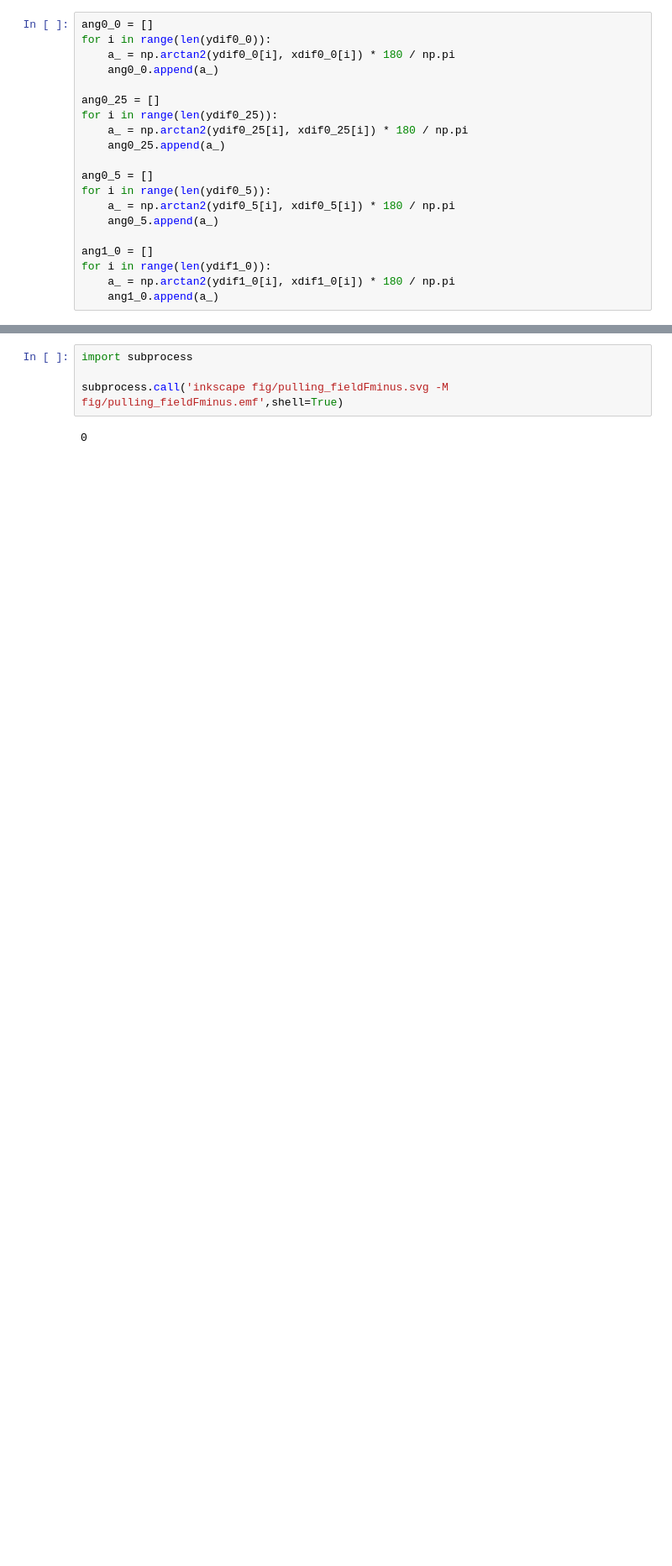
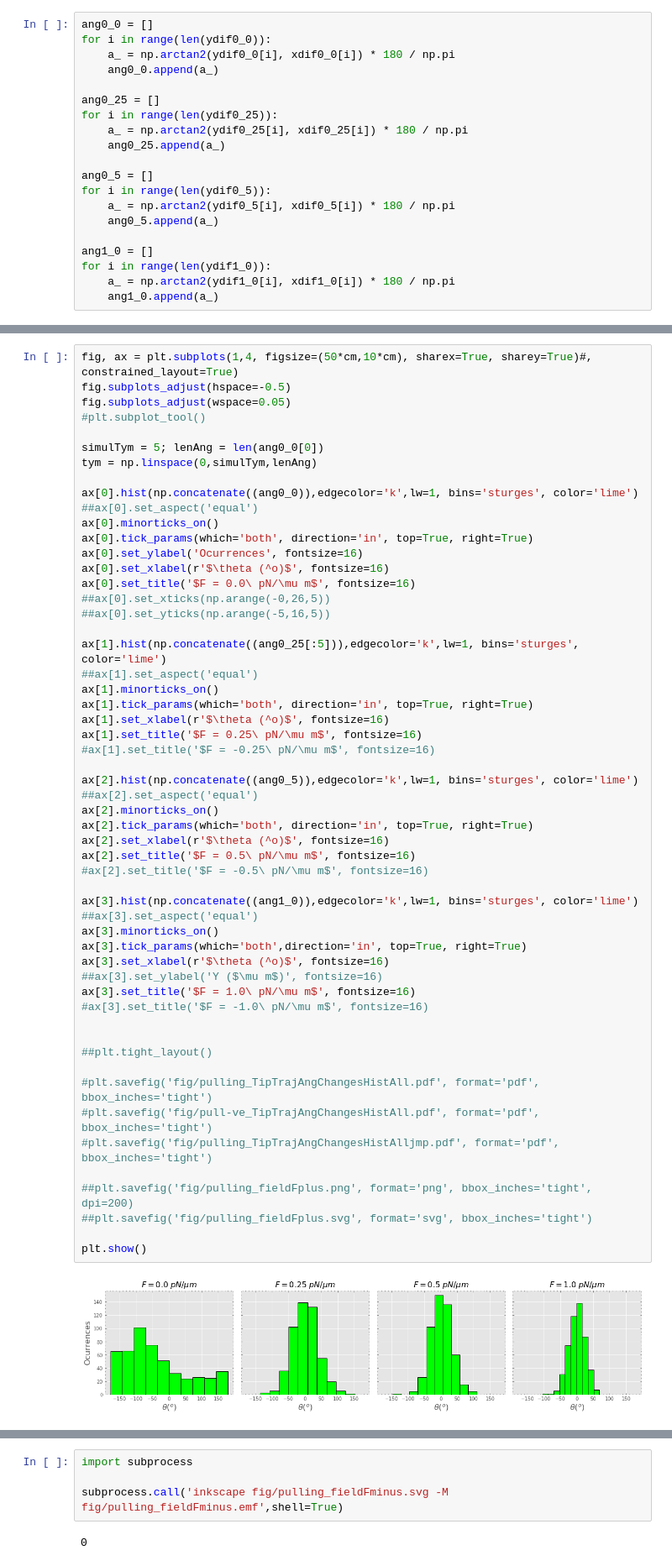
Before and after one commit to SamMachariaPhD/actomyosin2022, a Jupyter notebook: Analysis/Pull_Push/13-04-2022_ForceFieldTraj.ipynb, the cells around one changed output, grey strips where cells are left out. Shown: that part at 84% size. Saved outputs shown, nothing was run; the diff lists cells and outputs as text; blank space fills up the shorter version.

Commit message:
hist with jump

```diff
--- a/Analysis/Pull_Push/13-04-2022_ForceFieldTraj.ipynb
+++ b/Analysis/Pull_Push/13-04-2022_ForceFieldTraj.ipynb
@@ -262,3 +233,60 @@ plt.hist(trajAngles)
+# %%
+fig, ax = plt.subplots(1,4, figsize=(50*cm,10*cm), sharex=True, sharey=True)#, constrained_layout=True)
+fig.subplots_adjust(hspace=-0.5)
+fig.subplots_adjust(wspace=0.05)
+#plt.subplot_tool()
+
+simulTym = 5; lenAng = len(ang0_0[0])
+tym = np.linspace(0,simulTym,lenAng)
+
+ax[0].hist(np.concatenate((ang0_0)),edgecolor='k',lw=1, bins='sturges', color='lime')
+##ax[0].set_aspect('equal')
+ax[0].minorticks_on()
+ax[0].tick_params(which='both', direction='in', top=True, right=True)
+ax[0].set_ylabel('Ocurrences', fontsize=16)
+ax[0].set_xlabel(r'$\theta (^o)$', fontsize=16)
+ax[0].set_title('$F = 0.0\ pN/\mu m$', fontsize=16)
+##ax[0].set_xticks(np.arange(-0,26,5))
+##ax[0].set_yticks(np.arange(-5,16,5))
+
+ax[1].hist(np.concatenate((ang0_25[:5])),edgecolor='k',lw=1, bins='sturges', color='lime')
+##ax[1].set_aspect('equal')
+ax[1].minorticks_on()
+ax[1].tick_params(which='both', direction='in', top=True, right=True)
+ax[1].set_xlabel(r'$\theta (^o)$', fontsize=16)
+ax[1].set_title('$F = 0.25\ pN/\mu m$', fontsize=16)
+#ax[1].set_title('$F = -0.25\ pN/\mu m$', fontsize=16)
+
+ax[2].hist(np.concatenate((ang0_5)),edgecolor='k',lw=1, bins='sturges', color='lime')
+##ax[2].set_aspect('equal')
+ax[2].minorticks_on()
+ax[2].tick_params(which='both', direction='in', top=True, right=True)
+ax[2].set_xlabel(r'$\theta (^o)$', fontsize=16)
+ax[2].set_title('$F = 0.5\ pN/\mu m$', fontsize=16)
+#ax[2].set_title('$F = -0.5\ pN/\mu m$', fontsize=16)
+
+ax[3].hist(np.concatenate((ang1_0)),edgecolor='k',lw=1, bins='sturges', color='lime')
+##ax[3].set_aspect('equal')
+ax[3].minorticks_on()
+ax[3].tick_params(which='both',direction='in', top=True, right=True)
+ax[3].set_xlabel(r'$\theta (^o)$', fontsize=16)
+##ax[3].set_ylabel('Y ($\mu m$)', fontsize=16)
+ax[3].set_title('$F = 1.0\ pN/\mu m$', fontsize=16)
+#ax[3].set_title('$F = -1.0\ pN/\mu m$', fontsize=16)
+
+
+##plt.tight_layout()
+
+#plt.savefig('fig/pulling_TipTrajAngChangesHistAll.pdf', format='pdf', bbox_inches='tight')
+#plt.savefig('fig/pull-ve_TipTrajAngChangesHistAll.pdf', format='pdf', bbox_inches='tight')
+#plt.savefig('fig/pulling_TipTrajAngChangesHistAlljmp.pdf', format='pdf', bbox_inches='tight')
+
+##plt.savefig('fig/pulling_fieldFplus.png', format='png', bbox_inches='tight', dpi=200)
+##plt.savefig('fig/pulling_fieldFplus.svg', format='svg', bbox_inches='tight')
+
+plt.show()
+# %% [output]
+[figure, added]
 # %%
 fig, ax = plt.subplots(2,3, figsize=(12,8), sharex=True, sharey=True, constrained_layout=True)
 fig.subplots_adjust(hspace=-0.7)
```
Also changed, not shown: parts of 10 cells of this notebook, 1 other file.
